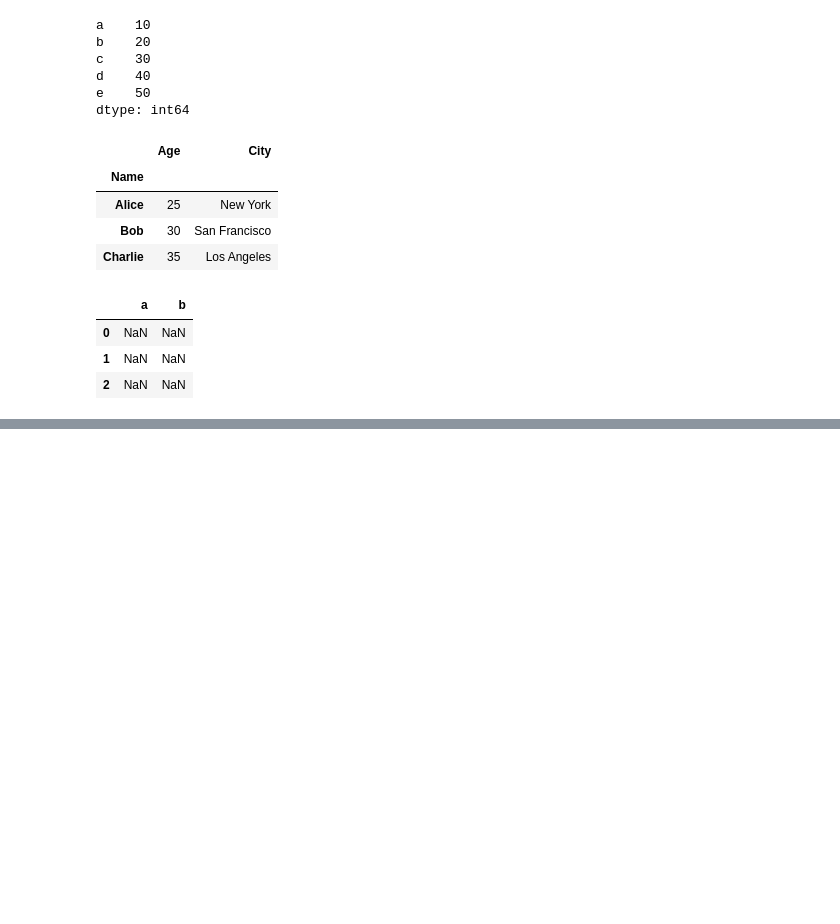
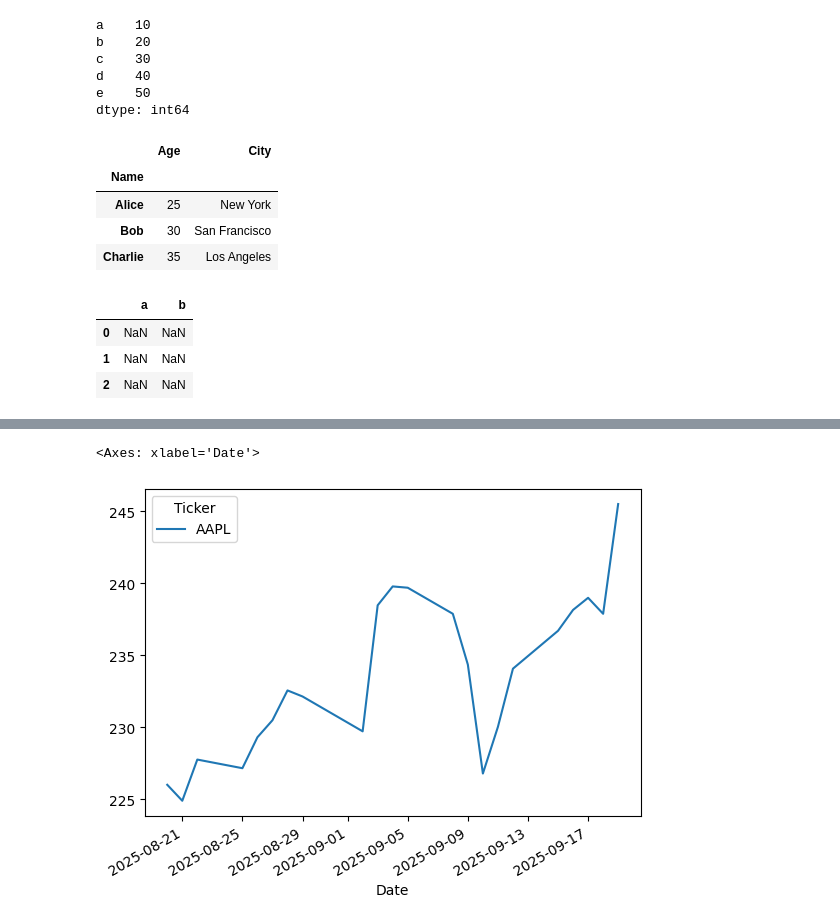
Before and after one commit to miksang0/Numpy-and-Pandas, a Jupyter notebook: Pandas.ipynb, the cells around one changed output, grey strips where cells are left out. Saved outputs shown, nothing was run; the diff lists cells and outputs as text; code cells hidden in the pictures; blank space fills up the shorter version.

```diff
--- a/Pandas.ipynb
+++ b/Pandas.ipynb
@@ -67,0 +235,5 @@ df.to_json('mydata.json')
+# %%
+stock_df.Close.plot()
+# %% [output]
+<Axes: xlabel='Date'>
+[figure, added]
```
Also changed, not shown: parts of 21 cells of this notebook.
